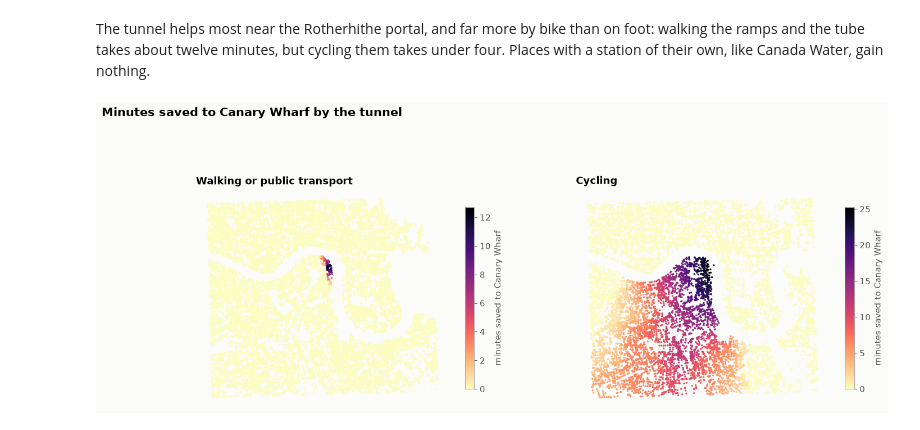
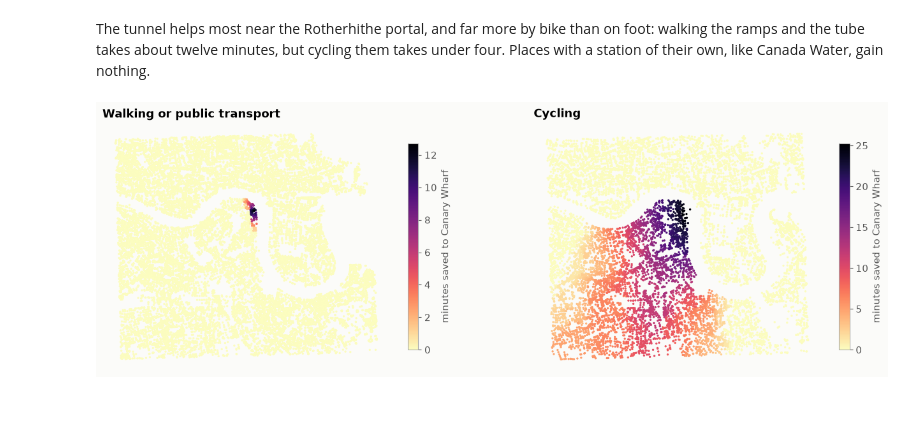
Before and after one commit to HenryDashwood/rotherhithe-to-canary-wharf-tunnel, a Jupyter notebook: nbs/03_access.ipynb, the cells around one changed output. Drawn from its saved outputs; the diff is of its cells as text; code cells hidden in the pictures.

```diff
--- a/nbs/03_access.ipynb
+++ b/nbs/03_access.ipynb
@@ -225,16 +225,15 @@ Canada Water, gain nothing.
 # %%
 fig, axes = plt.subplots(1, 2, figsize=(16, 7))
 for ax, (gdf, col, title) in zip(
     axes, [(nodes, "access", "Walking or public transport"), (bike_nodes, "cycle", "Cycling")]
 ):
     saved = (gdf[f"{col}_before"] - gdf[f"{col}_after"]).clip(lower=0)
     gdf.assign(saved=saved).sort_values("saved").plot(
         ax=ax, column="saved", cmap="magma_r", markersize=2, legend=True, vmin=0,
         legend_kwds={"label": "minutes saved to Canary Wharf", "shrink": 0.6},
     )  # fmt: skip
     ax.set_title(title, fontsize=13)
     ax.set_axis_off()
-fig.suptitle("Minutes saved to Canary Wharf by the tunnel", fontsize=15, fontweight="bold", x=0.02, ha="left")
 fig.savefig(FIGURES / "minutes_saved.png")
 # %% [output]
-[figure, old version]
+[figure, new version]
```
Also changed, not shown: 11 other files.
